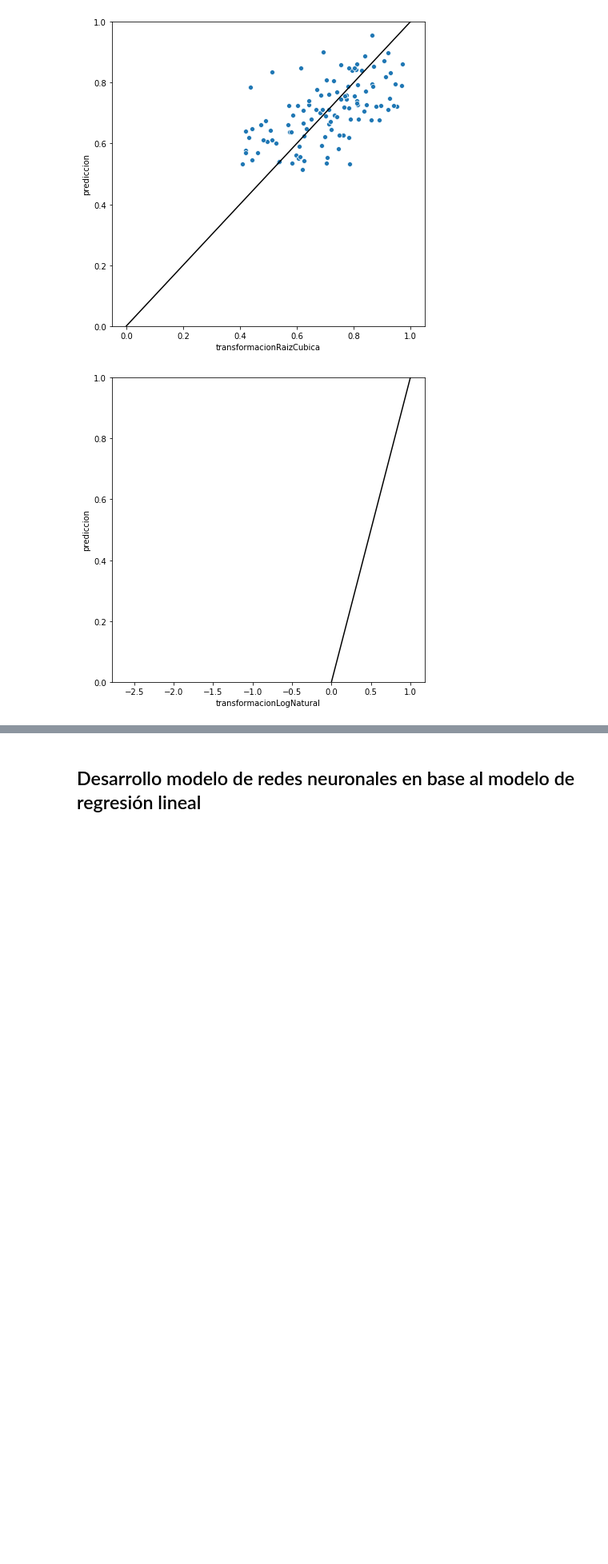
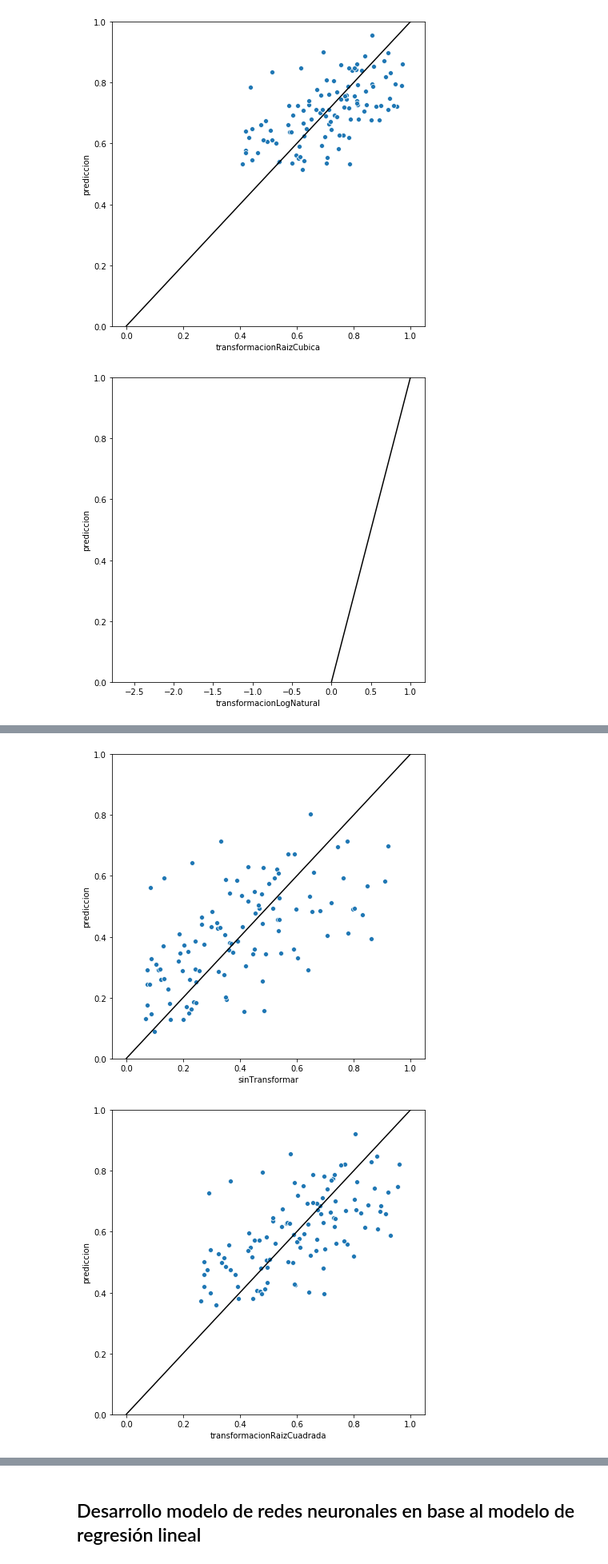
Before and after one commit to ANN-2019-2/evaluacion-nfbarcob03, a Jupyter notebook: 02-diabetes.ipynb, the cells around one changed output, grey strips where cells are left out. Shown at 80% size. Saved outputs shown, nothing was run; the diff lists cells and outputs as text; code cells hidden in the pictures; blank space fills up the shorter version.

```diff
--- a/02-diabetes.ipynb
+++ b/02-diabetes.ipynb
@@ -1096,3 +1096,71 @@ Para el modelo de regresion lineal con 4 variables incluyendo s5, bp, bmi, s6 el
 [figure]
 [figure]
 [figure]
+# %%
+transformaciones=['sinTransformar','transformacionRaizCuadrada','transformacionRaizCubica','transformacionLogNatural']
+columnas=['transformacion','MSE','MAE','MAD']
+
+x=dataFrameScalar.loc[:,['age', 'bmi', 'bp', 's1', 's4', 's5', 's6']]
+y=dataFrameScalar['Y']
+
+yTransformaciones=pd.DataFrame(columns=transformaciones)
+yTransformaciones['sinTransformar'] = y
+yTransformaciones['transformacionLogNatural'] = np.log(y)
+yTransformaciones['transformacionRaizCuadrada'] = np.sqrt(y)
+yTransformaciones['transformacionRaizCubica'] = np.cbrt(y)
+
+yTransformaciones['transformacionLogNatural']=np.nan_to_num(yTransformaciones['transformacionLogNatural'].tolist())
+
+
+MSEoptimo=None
+MAEoptimo=None
+MADoptimo=None
+transformacionMSEoptima=None
+transformacionMAEoptima=None
+transformacionMADoptima=None
+
+resultados=pd.DataFrame(columns=columnas)
+
+for i in transformaciones:
+    xEntrenamiento, xValidacion, yEntrenamiento, yValidacion = train_test_split(x, yTransformaciones.loc[:,[i]], test_size=0.25, random_state=0)
+
+    MSE=0
+    MAE=0
+    MAD=0
+
+    model=linear_model.LinearRegression()
+    model.fit(xEntrenamiento,yEntrenamiento)
+    yPrediccion=model.predict(xValidacion)
+    MSE=mean_squared_error(yValidacion,yPrediccion)
+    MAE=mean_absolute_error(yValidacion,yPrediccion)
+    MAD=robust.mad(yPrediccion)
+
+    plt.figure(figsize=(7, 7))
+    yValidacion['prediccion'] = yPrediccion
+    sns.scatterplot(x=i, y='prediccion', data= yValidacion)
+    plt.plot([0, 1], [0, 1], color='black')
+    plt.ylim(0,1)
+
+    resultado=pd.DataFrame([[i,MSE,MAE,MAD]],columns=columnas)
+    resultados=pd.concat([resultados,resultado])
+
+
+    if MSEoptimo==None or MSE<MSEoptimo:
+        MSEoptimo=MSE
+        transformacionMSEoptima=i
+    if MAEoptimo==None or MAE<MAEoptimo:
+        MAEoptimo=MAE
+        transformacionMAEoptima=i
+    if MADoptimo==None or MAD<MADoptimo:
+        MADoptimo=MAD
+        transformacionMADoptima=i
+
+print(resultados.head())
+print('-----------------------------------------------------------------------------------')
+print("Para el modelo de regresion lineal con 4 variables incluyendo s5, bp, bmi, s6 el menor error MSE fue de {} y fue con la tercera variable {}".
+      format(MSEoptimo,transformacionMSEoptima))
+print("Para el modelo de regresion lineal con 4 variables incluyendo s5, bp, bmi, s6 el menor error MAE fue de {} y fue con la tercera variable {}".
+      format(MAEoptimo,transformacionMAEoptima))
+print("Para el modelo de regresion lineal con 4 variables incluyendo s5, bp, bmi, s6 el menor error MAD fue de {} con fue con la tercera variable {}".
+      format(MADoptimo,transformacionMADoptima))
+# %% [output]
@@ -1098,0 +1182,2 @@ Para el modelo de regresion lineal con 4 variables incluyendo s5, bp, bmi, s6 el
+[figure, added]
+[figure, added]
```
Also changed, not shown: parts of 22 cells of this notebook.
